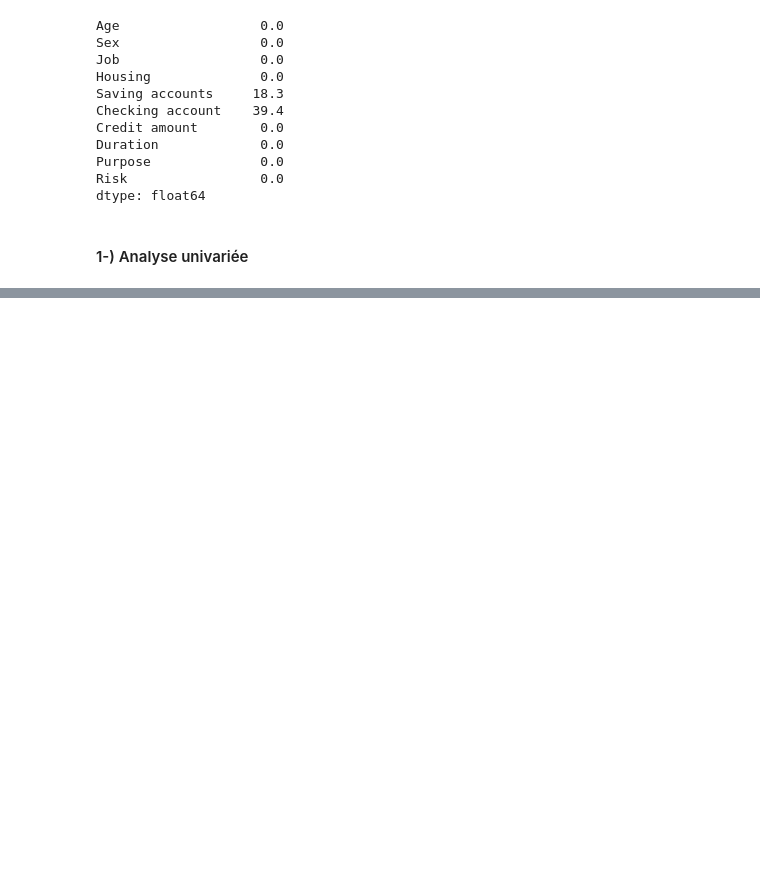
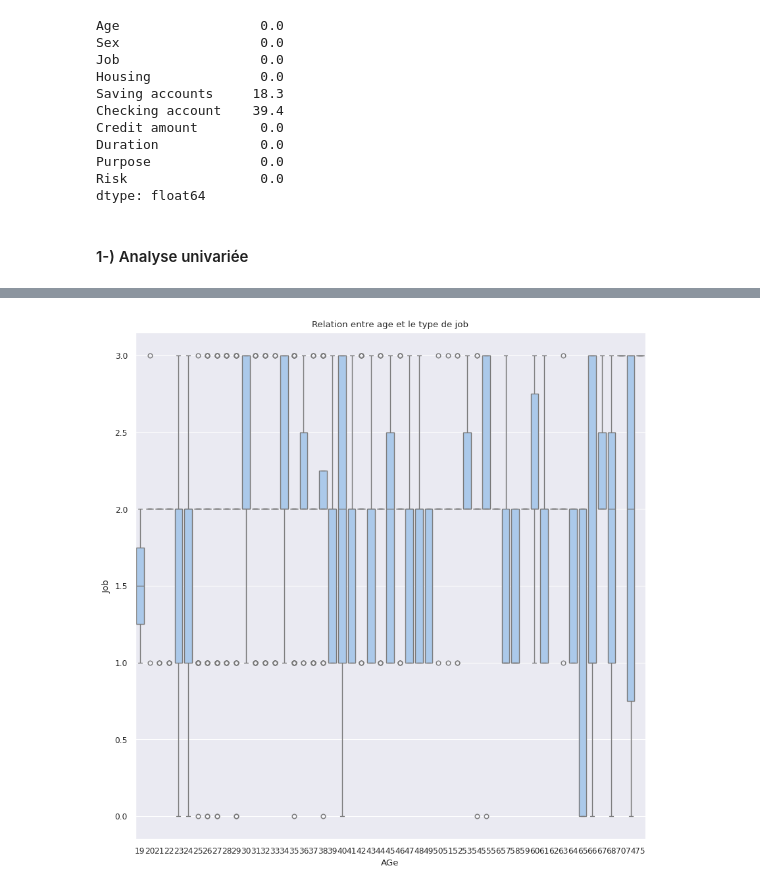
Before and after one commit to dona-eric/Hack2Hiere_TechTech_DataScience_20, a Jupyter notebook: Analyse_risque_Credit/analyse_credit_risque.ipynb, the cells around one changed output, grey strips where cells are left out. Cells and saved outputs as stored; diff of their text form; code cells hidden in the pictures; blank space fills up the shorter version.

```diff
--- a/Analyse_risque_Credit/analyse_credit_risque.ipynb
+++ b/Analyse_risque_Credit/analyse_credit_risque.ipynb
@@ -246,0 +316,10 @@ fig.show()
+# %%
+import matplotlib.pyplot as plt
+plt.figure(figsize=(10, 10))
+sns.boxplot(data=train, x = 'Age', y='Job')
+plt.title('Relation entre age et le type de job')
+plt.xlabel(f'AGe')
+plt.ylabel('Job')
+plt.show()
+# %% [output]
+[figure, added]
```
Also changed, not shown: parts of 45 cells of this notebook, 3 other files.
